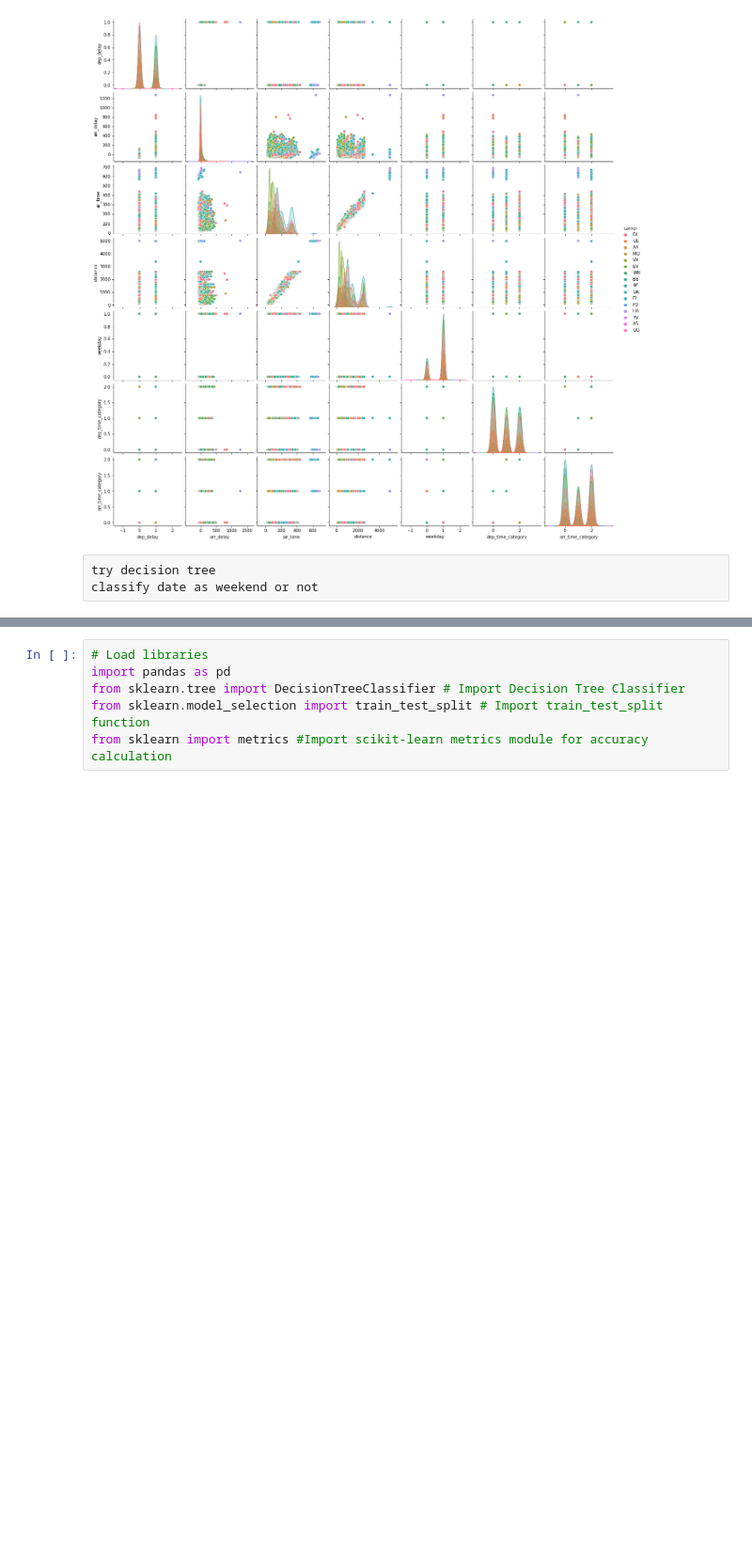
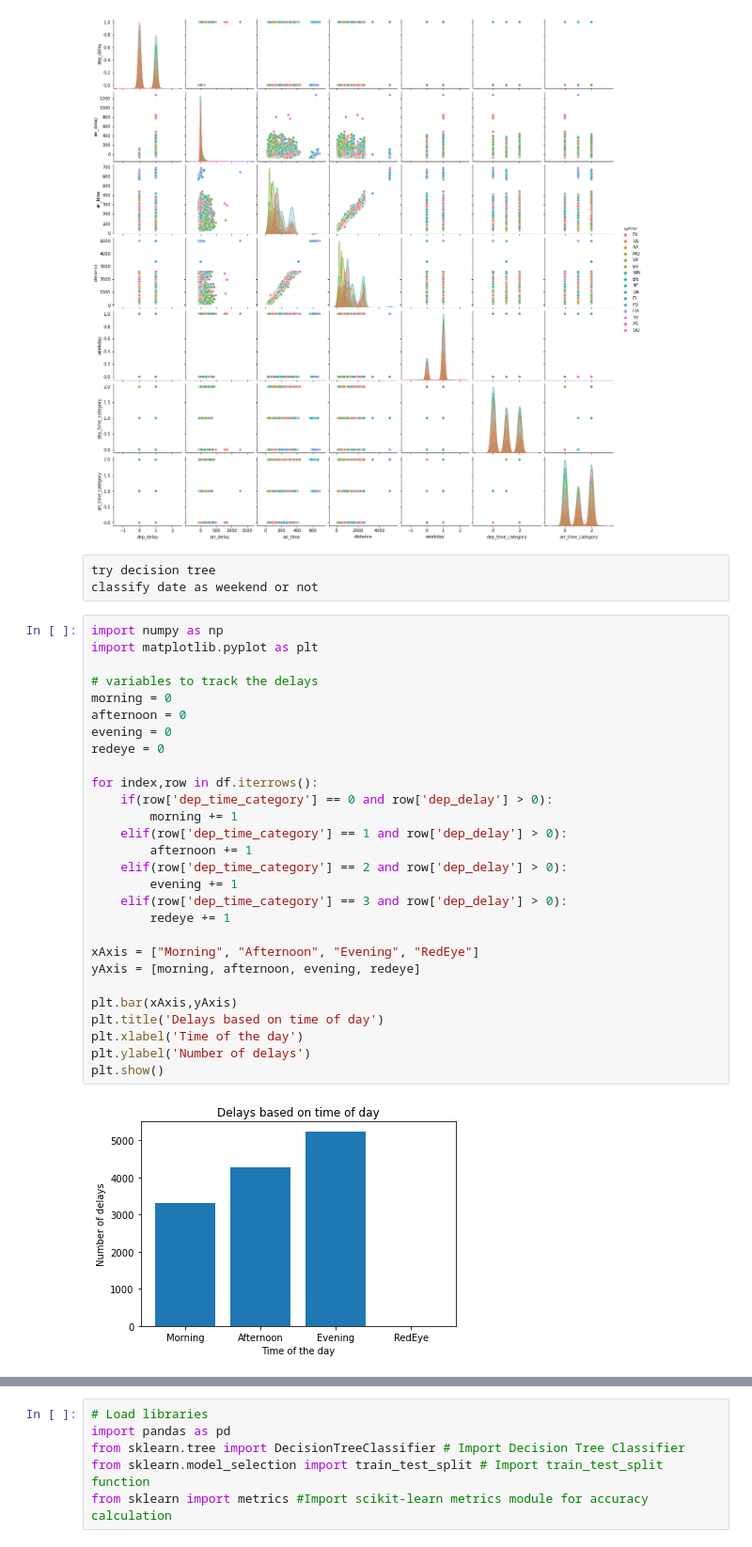
Before and after one commit to shparekh00/171Group14Project, a Jupyter notebook: 171Project_DataExploration-Copy1.ipynb, the cells around one changed output, grey strips where cells are left out. Shown at 94% size. Drawn from its saved outputs; the diff is of its cells as text; blank space fills up the shorter version.

Commit message:
Added bar graphs

```diff
--- a/171Project_DataExploration-Copy1.ipynb
+++ b/171Project_DataExploration-Copy1.ipynb
@@ -162,3 +162,33 @@ sns.pairplot(new_df, hue='carrier')
 # %% [raw]
 try decision tree
 classify date as weekend or not
+# %%
+import numpy as np
+import matplotlib.pyplot as plt
+
+# variables to track the delays
+morning = 0
+afternoon = 0
+evening = 0
+redeye = 0
+
+for index,row in df.iterrows():
+    if(row['dep_time_category'] == 0 and row['dep_delay'] > 0):
+        morning += 1
+    elif(row['dep_time_category'] == 1 and row['dep_delay'] > 0):
+        afternoon += 1
+    elif(row['dep_time_category'] == 2 and row['dep_delay'] > 0):
+        evening += 1
+    elif(row['dep_time_category'] == 3 and row['dep_delay'] > 0):
+        redeye += 1
+
+xAxis = ["Morning", "Afternoon", "Evening", "RedEye"]
+yAxis = [morning, afternoon, evening, redeye]
+
+plt.bar(xAxis,yAxis)
+plt.title('Delays based on time of day')
+plt.xlabel('Time of the day')
+plt.ylabel('Number of delays')
+plt.show()
+# %% [output]
+[figure, added]
```
Also changed, not shown: parts of 2 cells of this notebook.
